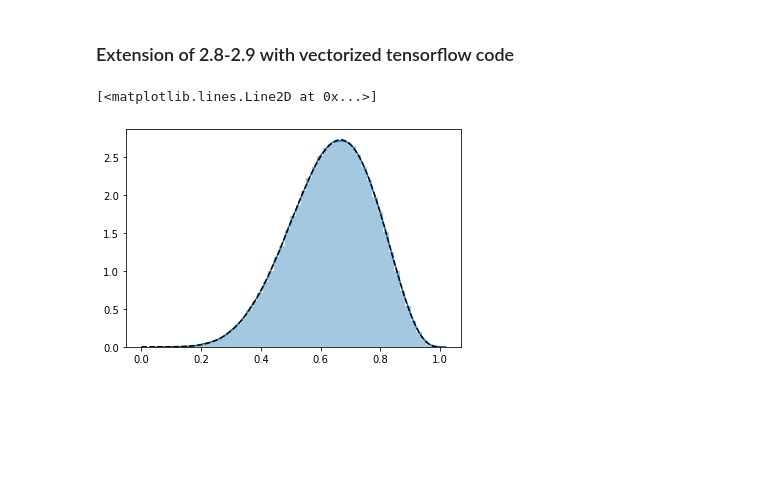
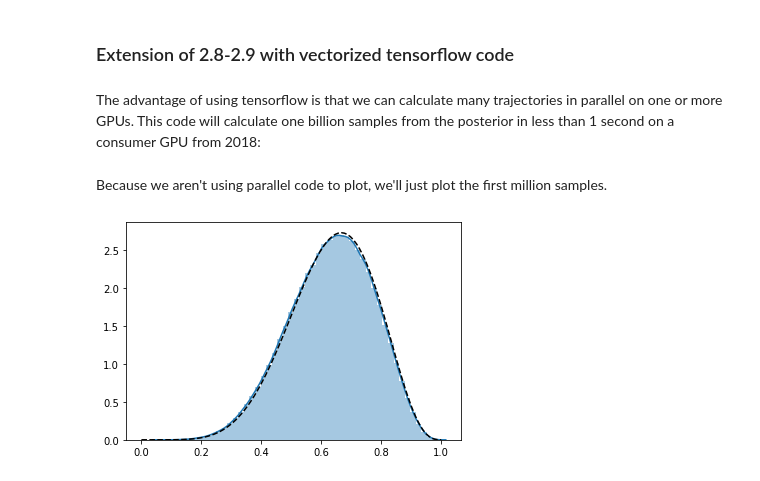
Before and after one commit to kms15/reading_notes, a Jupyter notebook: StatisticalRethinking/StatisticalRethinkingCh2.ipynb, the cells around one changed output. Saved outputs shown, nothing was run; the diff lists cells and outputs as text; code cells hidden in the pictures; blank space fills up the shorter version.

Commit message:
one billion samples

```diff
--- a/StatisticalRethinking/StatisticalRethinkingCh2.ipynb
+++ b/StatisticalRethinking/StatisticalRethinkingCh2.ipynb
@@ -239,24 +239,35 @@ plt.plot(x, tfd.Beta(W+1, L+1).prob(x), '--k')
 # %% [markdown]
 ### Extension of 2.8-2.9 with vectorized tensorflow code
+# %% [markdown]
+The advantage of using tensorflow is that we can calculate many trajectories in parallel on one or more GPUs.  This code will calculate one billion samples from the posterior in less than 1 second on a consumer GPU from 2018:
 # %%
-n_samples = 1000
-n_replicates = 1000
-runin = 100
+# combine the entire step into a function to keep the data on the GPU
+@tf.function()
+def metropolis_step(p_old, W, L):
+    p_new = tfd.Normal(p_old, 0.1).sample()
+    p_new = tfm.abs(p_new)
+    p_new = tfm.minimum(p_new, 2 - p_new)
+    qprev = tfd.Binomial(W + L, probs=p_old).prob(W)
+    qnew = tfd.Binomial(W + L, probs=p_new).prob(W)
+    return tf.where(tfd.Uniform().sample(p_old.shape) < qnew/qprev,
+                    p_new, p_old)
+
+n_samples = 100
+n_replicates = 10000000
+runin = 20
 p = [0.5*tf.ones(n_replicates)]
 W = 6
 L = 3
+
 for i in range(1,n_samples + runin):
-    p_new = tfd.Normal(p[-1], 0.1).sample()
-    p_new = tfm.abs(p_new)
-    p_new = tfm.minimum(p_new, 2 - p_new)
-    qprev = tfd.Binomial(W + L, probs=p[-1]).prob(W)
-    qnew = tfd.Binomial(W + L, probs=p_new).prob(W)
-    p.append(tf.where(tfd.Uniform().sample(p[-1].shape) < qnew/qprev, p_new, p[-1]))
+    p.append(metropolis_step(p[-1], W, L))
+
 p = tf.concat(p[runin:], 0)
+# %% [markdown]
+Because we aren't using parallel code to plot, we'll just plot the first million samples.
 # %%
-sns.distplot(p)
+sns.distplot(p[:1000000])
 x = tf.linspace(0.,1,100)
-plt.plot(x, tfd.Beta(W+1, L+1).prob(x), '--k')
+plt.plot(x, tfd.Beta(W+1, L+1).prob(x), '--k');
 # %% [output]
-[<matplotlib.lines.Line2D at 0x...>]
-[figure, old version]
+[figure, new version]
```
Also changed, not shown: parts of 2 cells of this notebook.
